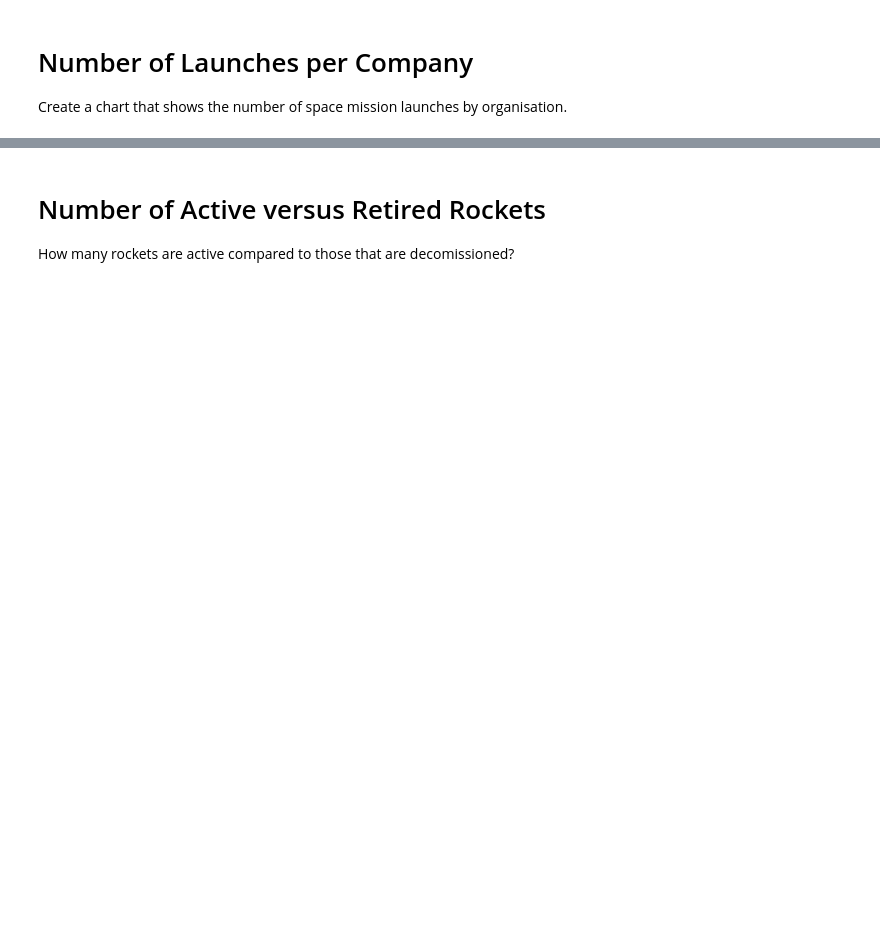
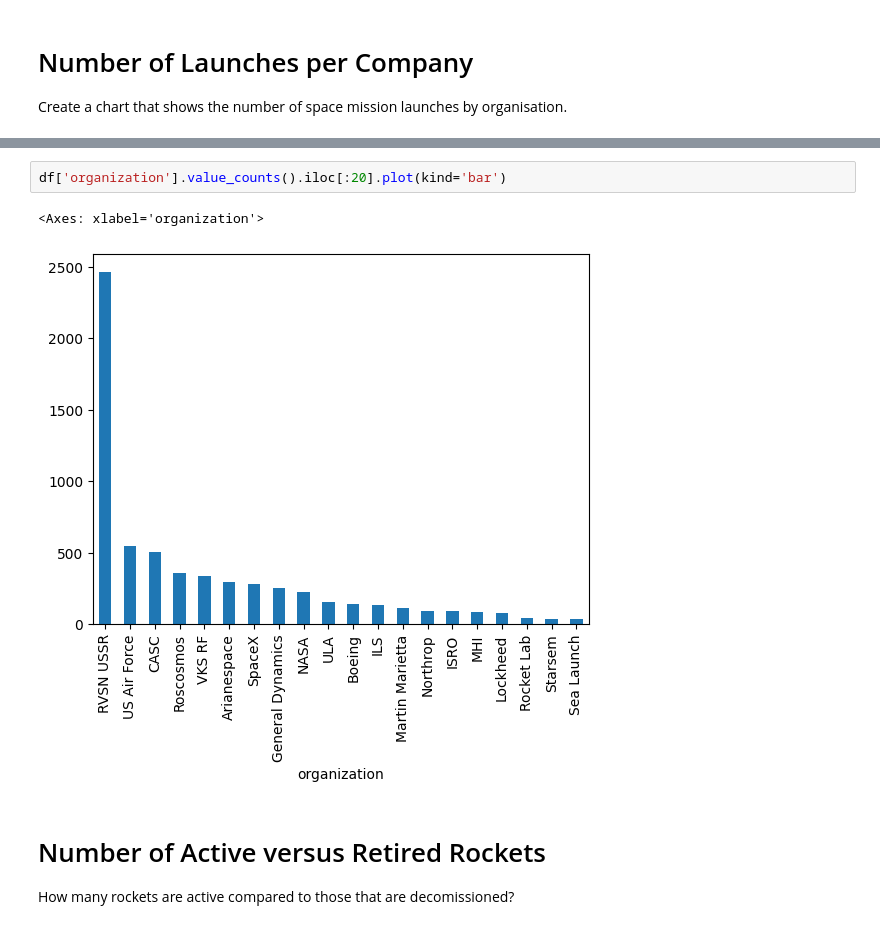
Before and after one commit to johnpapwinter/space-race-data-analysis, a Jupyter notebook: Space_Missions_Analysis.ipynb, the cells around one changed output, grey strips where cells are left out. Drawn from its saved outputs; the diff is of its cells as text; blank space fills up the shorter version.

```diff
--- a/Space_Missions_Analysis.ipynb
+++ b/Space_Missions_Analysis.ipynb
@@ -167,3 +222,8 @@ Create a chart that shows the number of space mission launches by organisation.
+# %%
+df['organization'].value_counts().iloc[:20].plot(kind='bar')
+# %% [output]
+<Axes: xlabel='organization'>
+[figure, added]
 # %% [markdown]
 # Number of Active versus Retired Rockets
 
```
Also changed, not shown: parts of 9 cells of this notebook.
